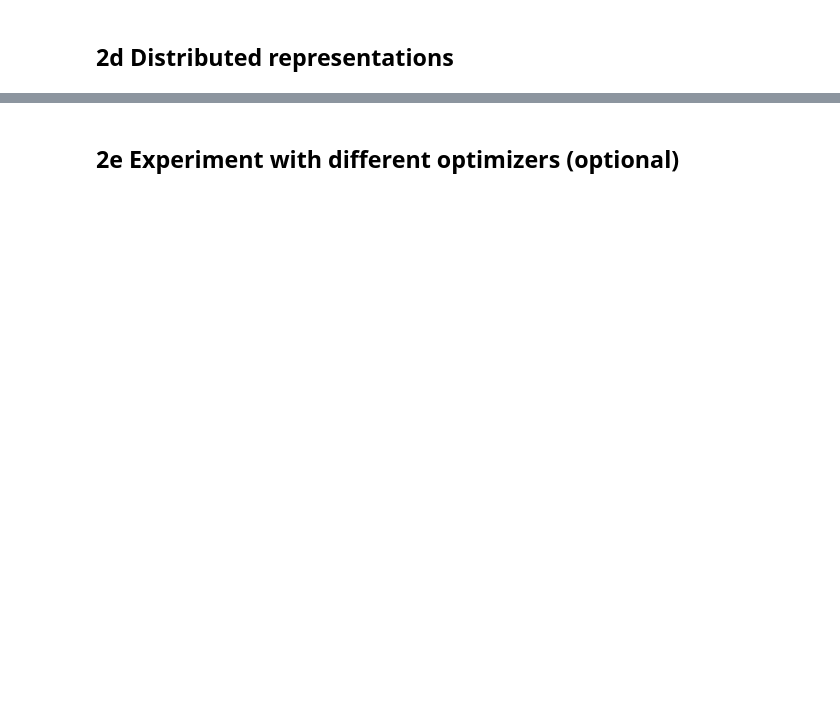
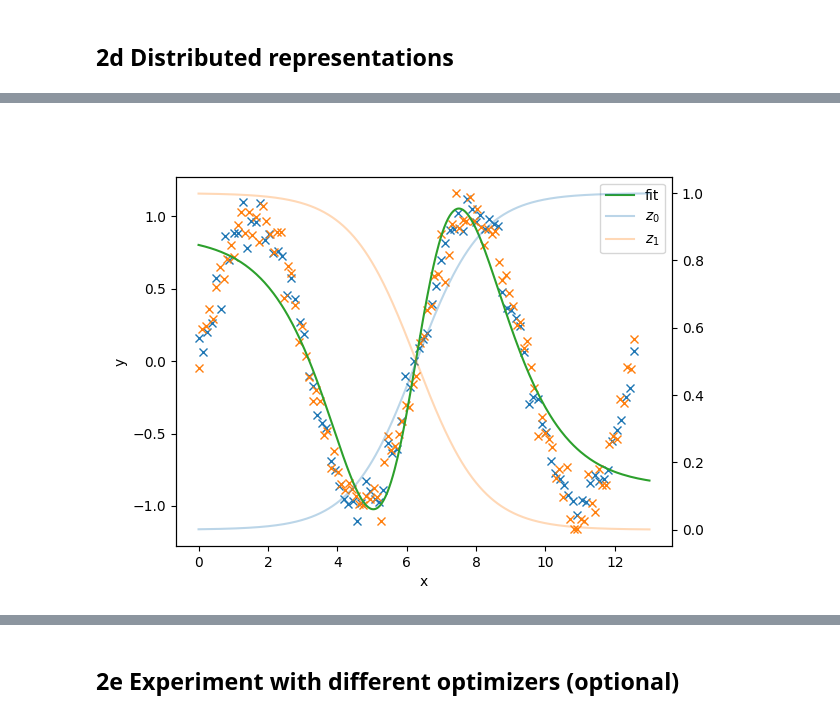
Before and after one commit to KokTeng00/Deep-Learning, a Jupyter notebook: a01-fnn.ipynb, the cells around one changed output, grey strips where cells are left out. Cells and saved outputs as stored; diff of their text form; code cells hidden in the pictures; blank space fills up the shorter version.

```diff
--- a/a01-fnn.ipynb
+++ b/a01-fnn.ipynb
@@ -518,2 +525,5 @@ Test error    : 4.303783893585205
 # %% [markdown]
 ## 2d Distributed representations
+# %%
+# train a model to analyze
+model = train1([2])
@@ -519,0 +583,9 @@ Test error    : 4.303783893585205
+# %%
+# plot the fit as well as the outputs of each neuron in the hidden
+# layer (scale for the latter is shown on right y-axis)
+nextplot()
+plot1(X1, y1, label="train")
+plot1(X1test, y1test, label="test")
+plot1fit(torch.linspace(0, 13, 500).unsqueeze(1), model, hidden=True, scale=False)
+# %% [output]
+[figure, added]
```
Also changed, not shown: parts of 26 cells of this notebook, 1 other file.
